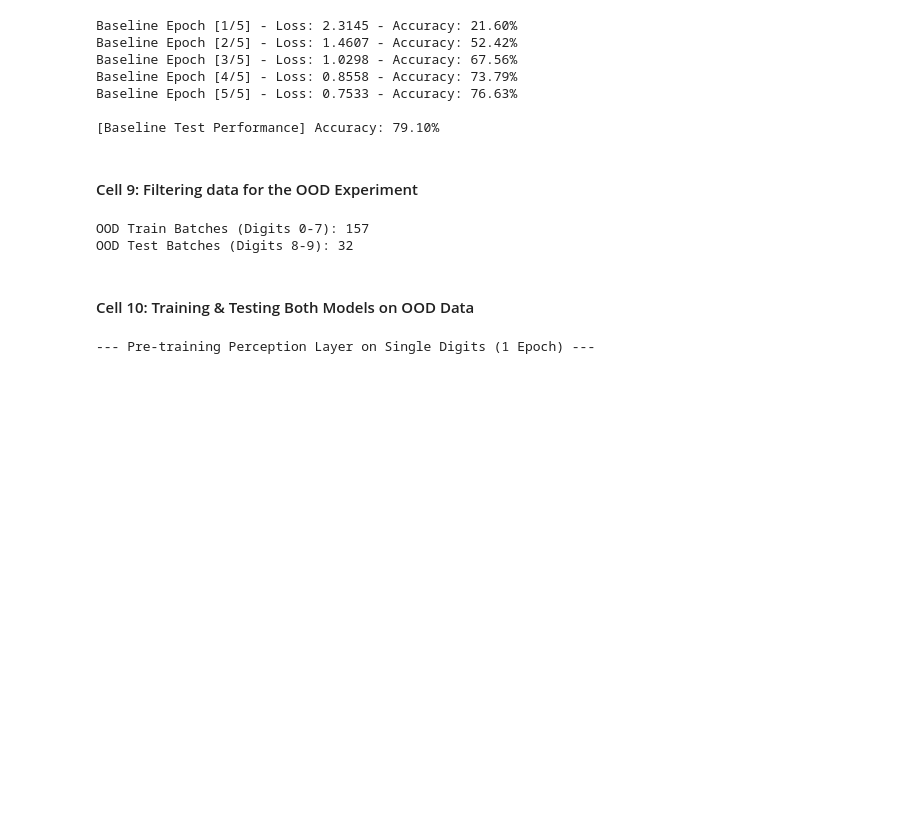
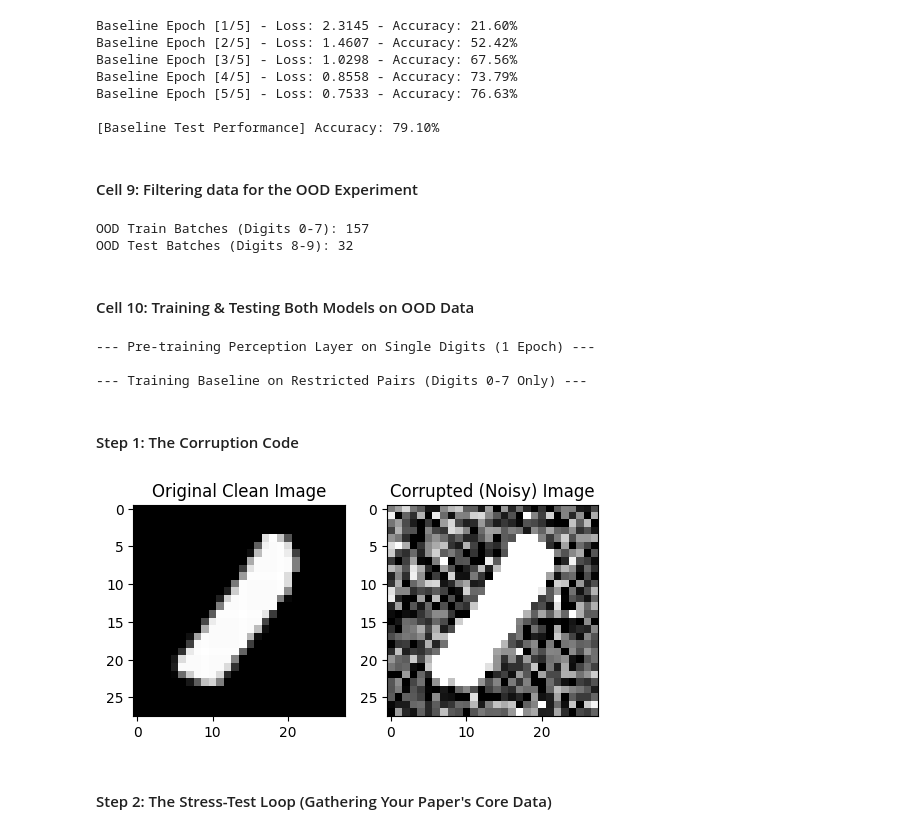
Before and after one commit to Ayushman125/mnist-neurosymbolic-research, a Jupyter notebook: NeSy-Add.ipynb, the cells around one changed output. Cells and saved outputs as stored; diff of their text form; code cells hidden in the pictures; blank space fills up the shorter version.

Commit message:
Freeze OOD perception backbone

```diff
--- a/NeSy-Add.ipynb
+++ b/NeSy-Add.ipynb
@@ -349,6 +349,7 @@ OOD Test Batches (Digits 8-9): 32
 #### Cell 10: Training & Testing Both Models on OOD Data ####
 # %%
 # 1. Properly initialize the perception layer with a standard single-digit glimpse
+# and freeze it for the OOD phase so the pretrained digit features are preserved.
 glimpse_loader = torch.utils.data.DataLoader(mnist_train, batch_size=64, shuffle=True)
 pre_perception = PerceptionNet().to(device)
 pre_criterion = nn.CrossEntropyLoss()
@@ -363,34 +364,31 @@ for imgs, labels in glimpse_loader:
     loss.backward()
     pre_optimizer.step()
 
-# 2. Build our final models using this perception layer
+for param in pre_perception.parameters():
+    param.requires_grad = False
+pre_perception.eval()
+
+# 2. Build our final models using this frozen perception layer
 final_nesy = NeuroSymbolicAddition(pre_perception).to(device)
 final_baseline = PureNeuralBaseline().to(device) # Brute-force baseline
 
-optimizer_nesy = optim.Adam(final_nesy.parameters(), lr=0.0005)
 optimizer_baseline = optim.Adam(final_baseline.parameters(), lr=0.001)
 criterion = nn.NLLLoss()
 
-# 3. Train BOTH models on addition pairs RESTRICTED to digits 0-7
-print("\n--- Training Addition on Restricted Pairs (Digits 0-7 Only) ---")
+# 3. Train the baseline on addition pairs restricted to digits 0-7.
+# The neuro-symbolic model is evaluated zero-shot so the pretrained perception is not overwritten.
+print("\n--- Training Baseline on Restricted Pairs (Digits 0-7 Only) ---")
 for epoch in range(2):
-    final_nesy.train()
     final_baseline.train()
     for img1, img2, target_sums in ood_train_loader:
         img1, img2, target_sums = img1.to(device), img2.to(device), target_sums.to(device)
-
-        # Train Neuro-Symbolic
-        optimizer_nesy.zero_grad()
-        loss_n = criterion(final_nesy(img1, img2), target_sums)
-        loss_n.backward()
-        optimizer_nesy.step()
 
         # Train Baseline
         optimizer_baseline.zero_grad()
         loss_b = criterion(final_baseline(img1, img2), target_sums)
         loss_b.backward()
         optimizer_baseline.step()
-    print(f"Addition Training Epoch {epoch+1} complete.")
+    print(f"Baseline Training Epoch {epoch+1} complete.")
 
 # 4. Test both models on the completely unseen combinations (Digits 8 and 9)
 final_nesy.eval()
@@ -409,8 +407,35 @@ with torch.no_grad():
         base_correct += (pred_base == target_sums).sum().item()
 
 print("\n================ THE CHOSEN EXPERIMENT RESULTS ================")
-print(f"Neuro-Symbolic OOD Test Accuracy (Digits 8-9): {(nesy_correct/total)*100:.2f}%")
+print(f"Frozen Neuro-Symbolic OOD Test Accuracy (Digits 8-9): {(nesy_correct/total)*100:.2f}%")
 print(f"Pure Neural Baseline OOD Test Accuracy (Digits 8-9): {(base_correct/total)*100:.2f}%")
 print("===============================================================")
 # %% [output]
 --- Pre-training Perception Layer on Single Digits (1 Epoch) ---
+
+--- Training Baseline on Restricted Pairs (Digits 0-7 Only) ---
+# %% [markdown]
+#### Step 1: The Corruption Code ####
+# %%
+def apply_gaussian_noise(images, noise_factor=0.5):
+    """Adds random Gaussian noise to a batch of images."""
+    noisy_images = images + noise_factor * torch.randn_like(images)
+    # Clip the pixel values back to the standard range [-1, 1] after normalization
+    noisy_images = torch.clamp(noisy_images, -1.0, 1.0)
+    return noisy_images
+
+# Quick Visual Check: Let's see what the noise looks like
+sample_imgs, _, _ = next(iter(test_loader))
+noisy_samples = apply_gaussian_noise(sample_imgs, noise_factor=0.6)
+
+# Plotting the comparison
+fig, axes = plt.subplots(1, 2, figsize=(6, 3))
+axes[0].imshow(sample_imgs[0].squeeze(), cmap='gray')
+axes[0].set_title("Original Clean Image")
+axes[1].imshow(noisy_samples[0].squeeze(), cmap='gray')
+axes[1].set_title("Corrupted (Noisy) Image")
+plt.show()
+# %% [output]
+[figure, added]
+# %% [markdown]
+#### Step 2: The Stress-Test Loop (Gathering Your Paper's Core Data) ####
```
Also changed, not shown: parts of 3 cells of this notebook, 7 other files.
